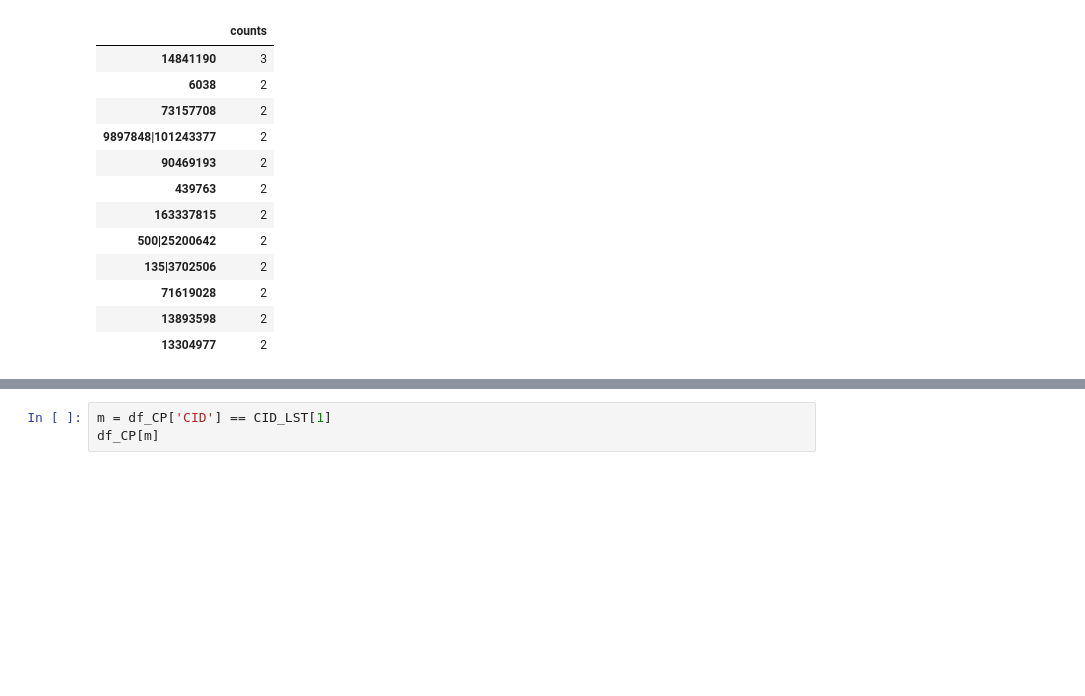
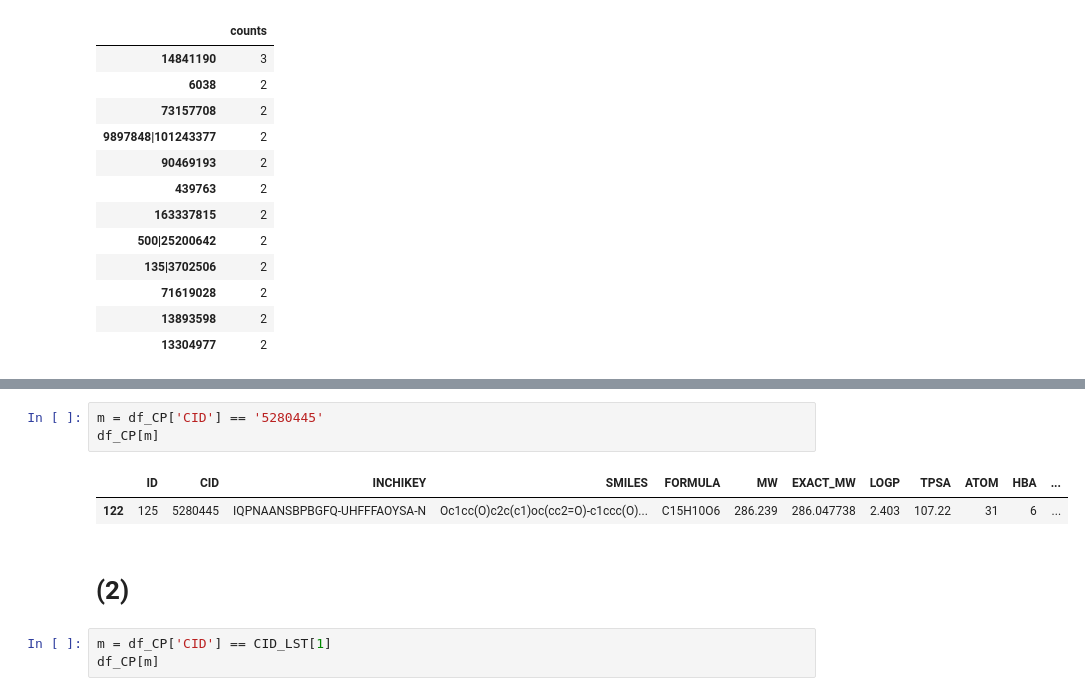
Before and after one commit to JoonghoLee/KOR_TM, a Jupyter notebook: KOR_TM_v1.ipynb, the cells around one changed output, grey strips where cells are left out. Saved outputs shown, nothing was run; the diff lists cells and outputs as text; blank space fills up the shorter version.

```diff
--- a/KOR_TM_v1.ipynb
+++ b/KOR_TM_v1.ipynb
@@ -289,3 +345,11 @@ df_CP[m]
+# %%
+m = df_CP['CID'] == '5280445'
+df_CP[m]
+# %% [output]
+|  | ID | CID | INCHIKEY | SMILES | FORMULA | MW | EXACT_MW | LOGP | TPSA | ATOM | HBA | ... |
+| 122 | 125 | 5280445 | IQPNAANSBPBGFQ-UHFFFAOYSA-N | Oc1cc(O)c2c(c1)oc(cc2=O)-c1ccc(O)... | C15H10O6 | 286.239 | 286.047738 | 2.403 | 107.22 | 31 | 6 | ... |
+# %% [markdown]
+# (2)
 # %%
 m = df_CP['CID'] == CID_LST[1]
 df_CP[m]
```
Also changed, not shown: parts of 14 cells of this notebook.
